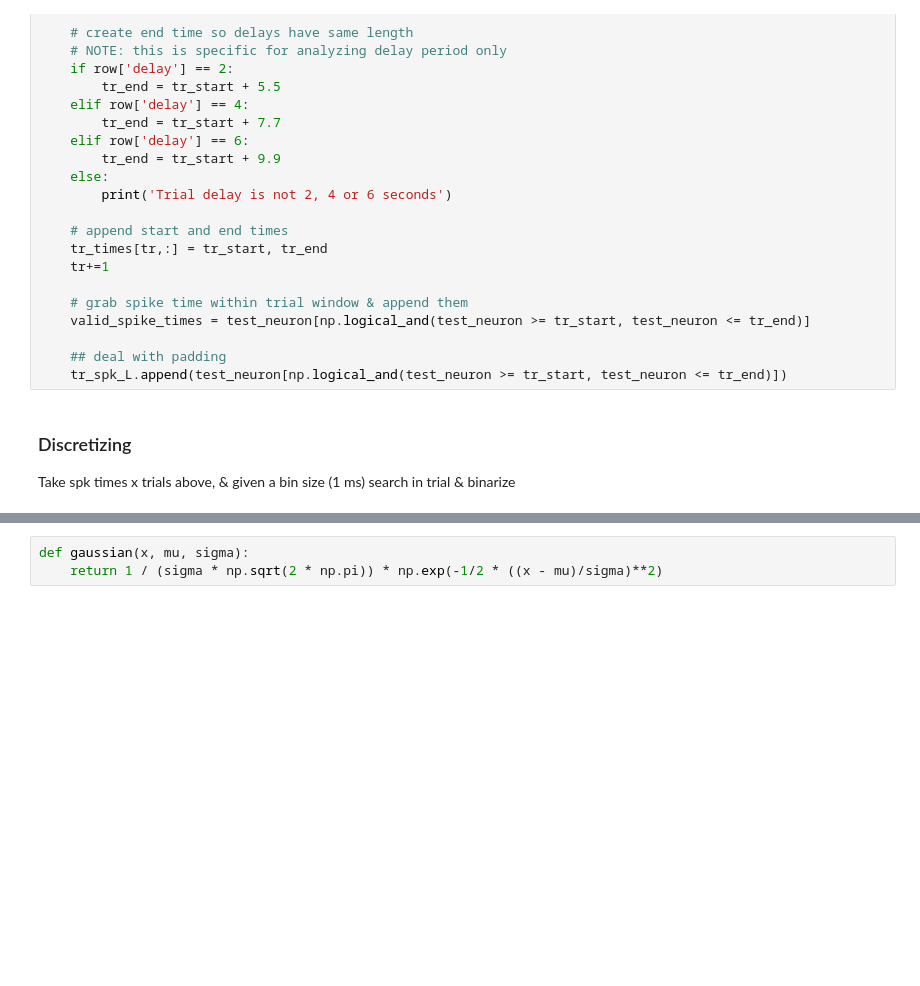
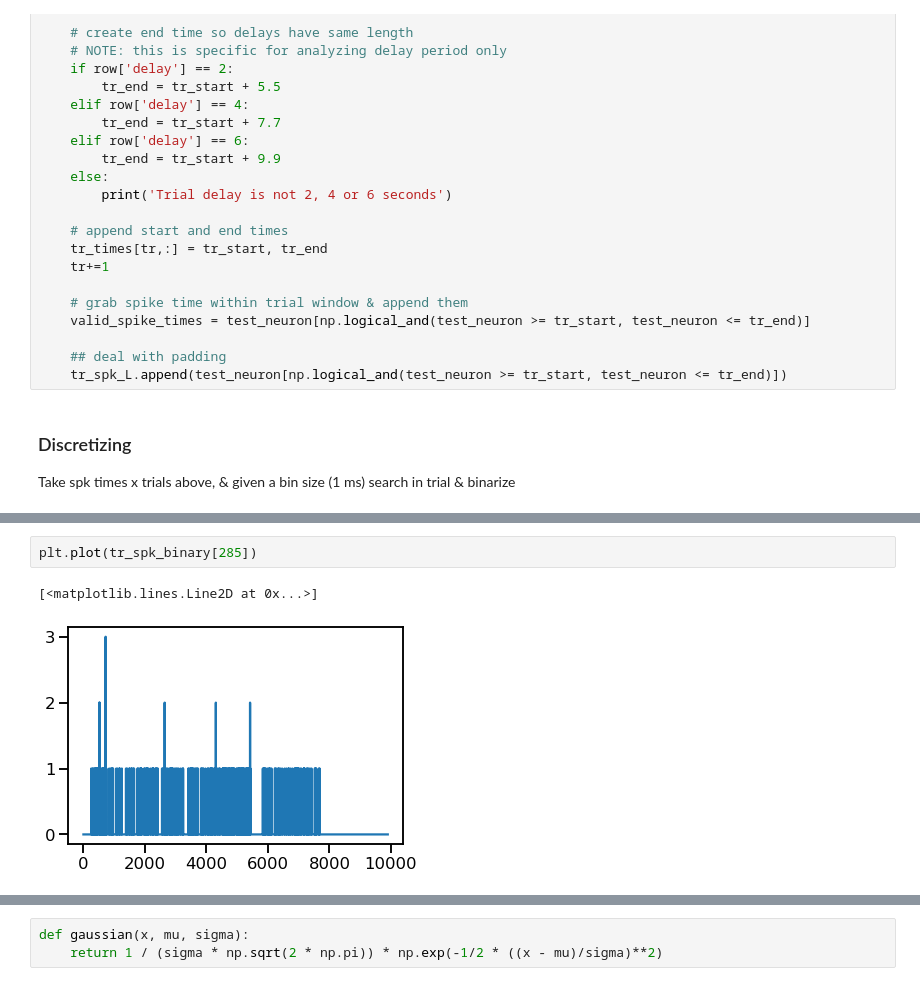
Before and after one commit to Brody-Lab/jbreda_PWM_mPFC_analysis, a Jupyter notebook: W122_08_06_2019_1_fromSD.ipynb, the cells around one changed output, grey strips where cells are left out. Cells and saved outputs as stored; diff of their text form; blank space fills up the shorter version.

```diff
--- a/W122_08_06_2019_1_fromSD.ipynb
+++ b/W122_08_06_2019_1_fromSD.ipynb
@@ -114,0 +196,5 @@ for itrial, tr_spk in enumerate(tqdm(tr_spk_L)):
+# %%
+plt.plot(tr_spk_binary[285])
+# %% [output]
+[<matplotlib.lines.Line2D at 0x...>]
+[figure, added]
```
Also changed, not shown: parts of 18 cells of this notebook.
